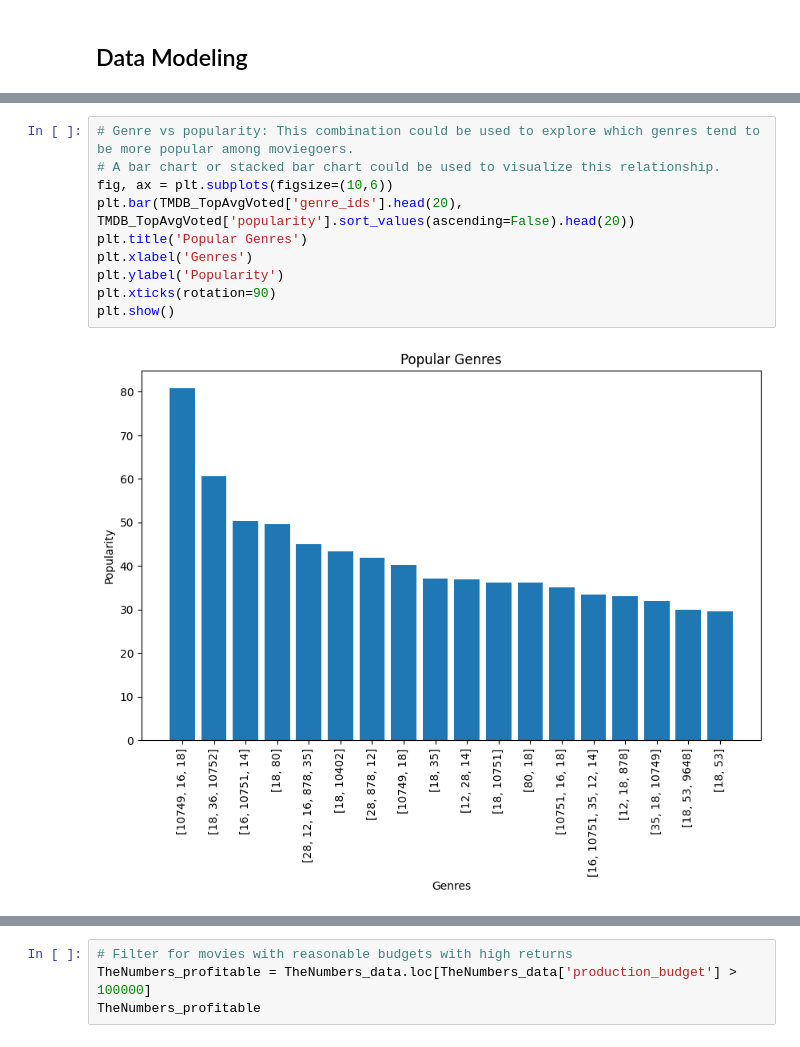
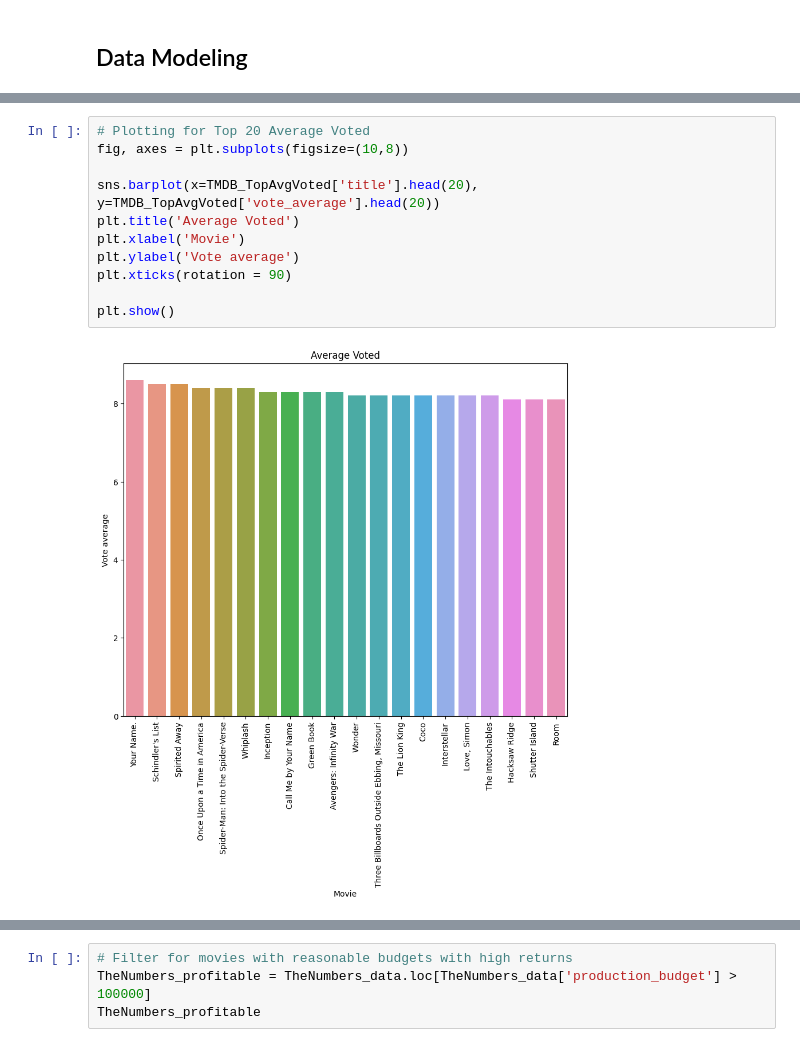
Before and after one commit to Ed-Odhiambo/dsc-phase-1-project-v2-4, a Jupyter notebook: working_project_edit.ipynb, the cells around one changed output, grey strips where cells are left out. Drawn from its saved outputs; the diff is of its cells as text.

```diff
--- a/working_project_edit.ipynb
+++ b/working_project_edit.ipynb
@@ -278,12 +275,13 @@ plt.show()
-# %%
-# Genre vs popularity: This combination could be used to explore which genres tend to be more popular among moviegoers.
-# A bar chart or stacked bar chart could be used to visualize this relationship.
-fig, ax = plt.subplots(figsize=(10,6))
-plt.bar(TMDB_TopAvgVoted['genre_ids'].head(20), TMDB_TopAvgVoted['popularity'].sort_values(ascending=False).head(20))
-plt.title('Popular Genres')
-plt.xlabel('Genres')
-plt.ylabel('Popularity')
-plt.xticks(rotation=90)
-plt.show()
-# %% [output]
-[figure, removed]
+# %%
+# Plotting for Top 20 Average Voted
+fig, axes = plt.subplots(figsize=(10,8))
+
+sns.barplot(x=TMDB_TopAvgVoted['title'].head(20), y=TMDB_TopAvgVoted['vote_average'].head(20))
+plt.title('Average Voted')
+plt.xlabel('Movie')
+plt.ylabel('Vote average')
+plt.xticks(rotation = 90)
+
+plt.show()
+# %% [output]
+[figure, added]
```
Also changed, not shown: parts of 36 cells of this notebook.
